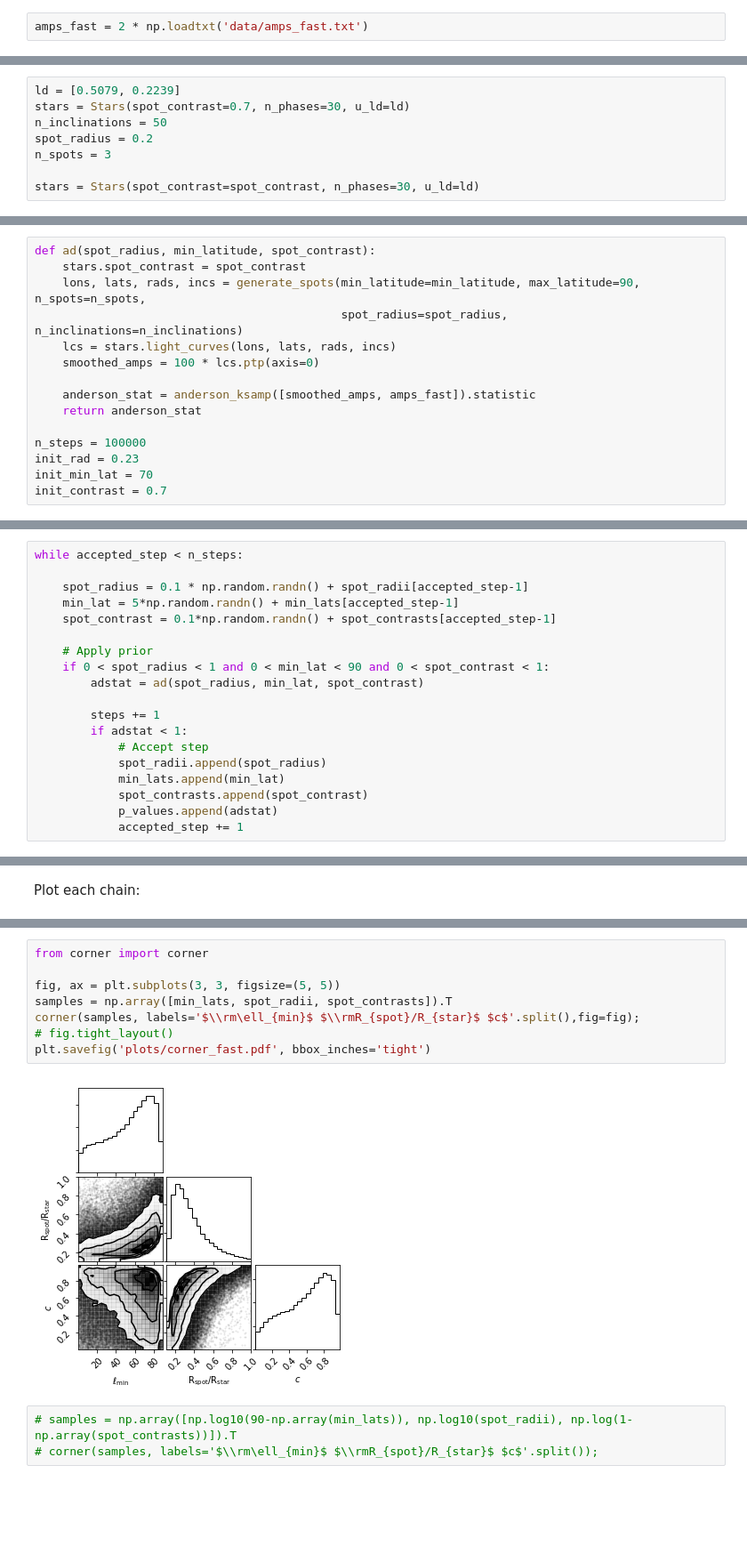
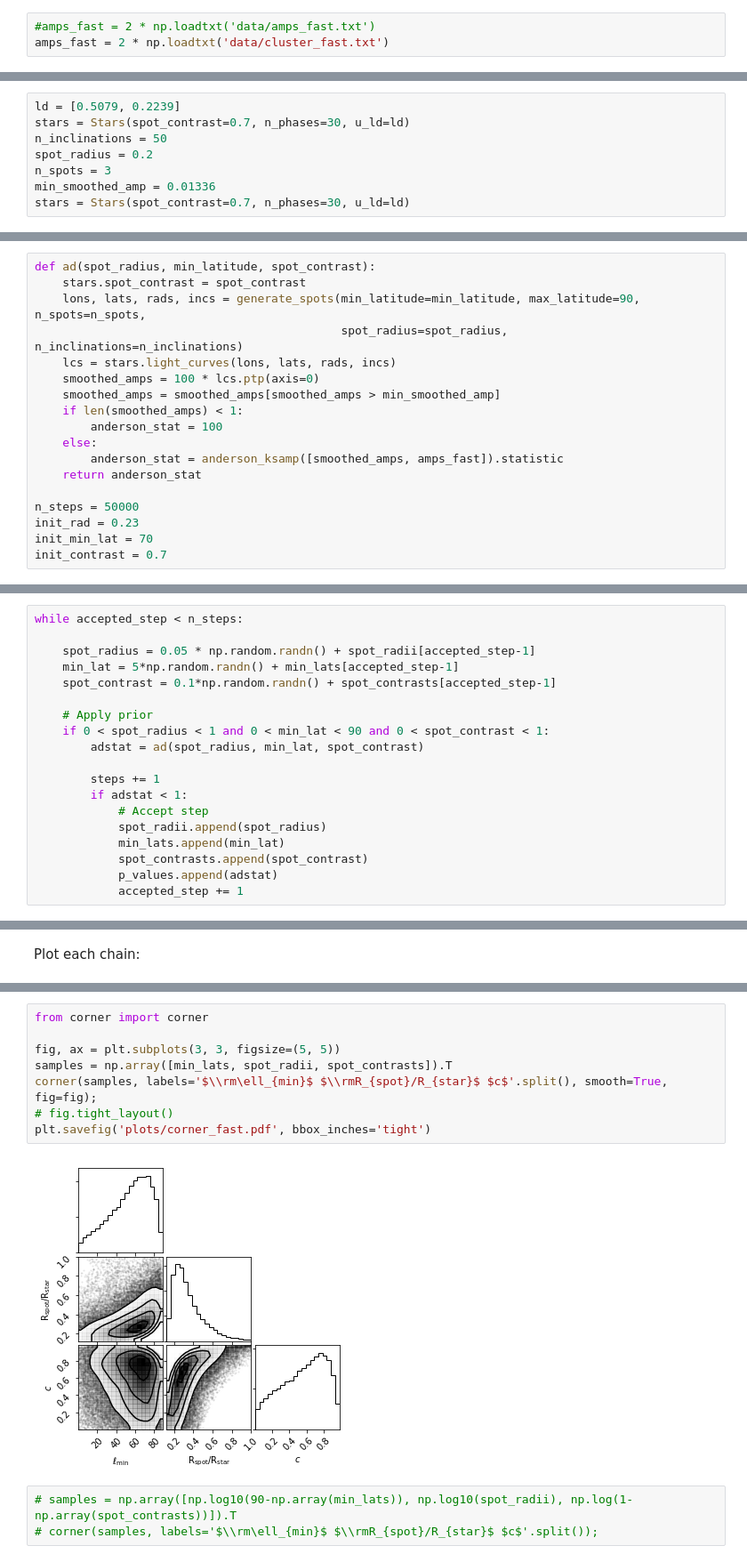
Before and after one commit to bmorris3/zeitsprung, a Jupyter notebook: fleck_inflated_pop_ABC_fast.ipynb, the cells around one changed output, grey strips where cells are left out. Shown at 89% size. Drawn from its saved outputs; the diff is of its cells as text; blank space fills up the shorter version.

```diff
--- a/fleck_inflated_pop_ABC_fast.ipynb
+++ b/fleck_inflated_pop_ABC_fast.ipynb
@@ -8,7 +8,8 @@ from scipy.stats import ks_2samp, anderson_ksamp
 # %% [markdown]
 Load observed smoothed-amplitude distribution for comparison, plot it:
 # %%
-amps_fast = 2 * np.loadtxt('data/amps_fast.txt')
+#amps_fast = 2 * np.loadtxt('data/amps_fast.txt')
+amps_fast = 2 * np.loadtxt('data/cluster_fast.txt')
 # %%
 def norm_hist(x):
     n_bins = 10
@@ -38,8 +39,8 @@ stars = Stars(spot_contrast=0.7, n_phases=30, u_ld=ld)
 n_inclinations = 50
 spot_radius = 0.2
 n_spots = 3
-
-stars = Stars(spot_contrast=spot_contrast, n_phases=30, u_ld=ld)
+min_smoothed_amp = 0.01336
+stars = Stars(spot_contrast=0.7, n_phases=30, u_ld=ld)
 # %% [markdown]
 At each step in the chain, run function `ad`, which generates an ensemble of simulated smoothed-amplitudes for comparison with the observed distribution of smoothed amplitudes. Compute distance between the observed and simulated samples using the two-sample Anderson-Darling statistic.
 # %%
@@ -49,11 +50,14 @@ def ad(spot_radius, min_latitude, spot_contrast):
                                             spot_radius=spot_radius, n_inclinations=n_inclinations)
     lcs = stars.light_curves(lons, lats, rads, incs)
     smoothed_amps = 100 * lcs.ptp(axis=0)
-
-    anderson_stat = anderson_ksamp([smoothed_amps, amps_fast]).statistic
+    smoothed_amps = smoothed_amps[smoothed_amps > min_smoothed_amp]
+    if len(smoothed_amps) < 1:
+        anderson_stat = 100
+    else:
+        anderson_stat = anderson_ksamp([smoothed_amps, amps_fast]).statistic
     return anderson_stat
 
-n_steps = 100000
+n_steps = 50000
 init_rad = 0.23
 init_min_lat = 70
 init_contrast = 0.7
@@ -76,7 +80,7 @@ For `n_steps`:
 # %%
 while accepted_step < n_steps:
 
-    spot_radius = 0.1 * np.random.randn() + spot_radii[accepted_step-1]
+    spot_radius = 0.05 * np.random.randn() + spot_radii[accepted_step-1]
     min_lat = 5*np.random.randn() + min_lats[accepted_step-1]
     spot_contrast = 0.1*np.random.randn() + spot_contrasts[accepted_step-1]
 
@@ -116,13 +120,13 @@ fig.tight_layout()
 # %%
 from corner import corner
 
 fig, ax = plt.subplots(3, 3, figsize=(5, 5))
 samples = np.array([min_lats, spot_radii, spot_contrasts]).T
-corner(samples, labels='$\\rm\ell_{min}$ $\\rmR_{spot}/R_{star}$ $c$'.split(),fig=fig);
+corner(samples, labels='$\\rm\ell_{min}$ $\\rmR_{spot}/R_{star}$ $c$'.split(), smooth=True, fig=fig);
 # fig.tight_layout()
 plt.savefig('plots/corner_fast.pdf', bbox_inches='tight')
 # %% [output]
-[figure, old version]
+[figure, new version]
 # %%
 # samples = np.array([np.log10(90-np.array(min_lats)), np.log10(spot_radii), np.log(1-np.array(spot_contrasts))]).T
 # corner(samples, labels='$\\rm\ell_{min}$ $\\rmR_{spot}/R_{star}$ $c$'.split());
```
Also changed, not shown: parts of 7 cells of this notebook, 2 other files.
